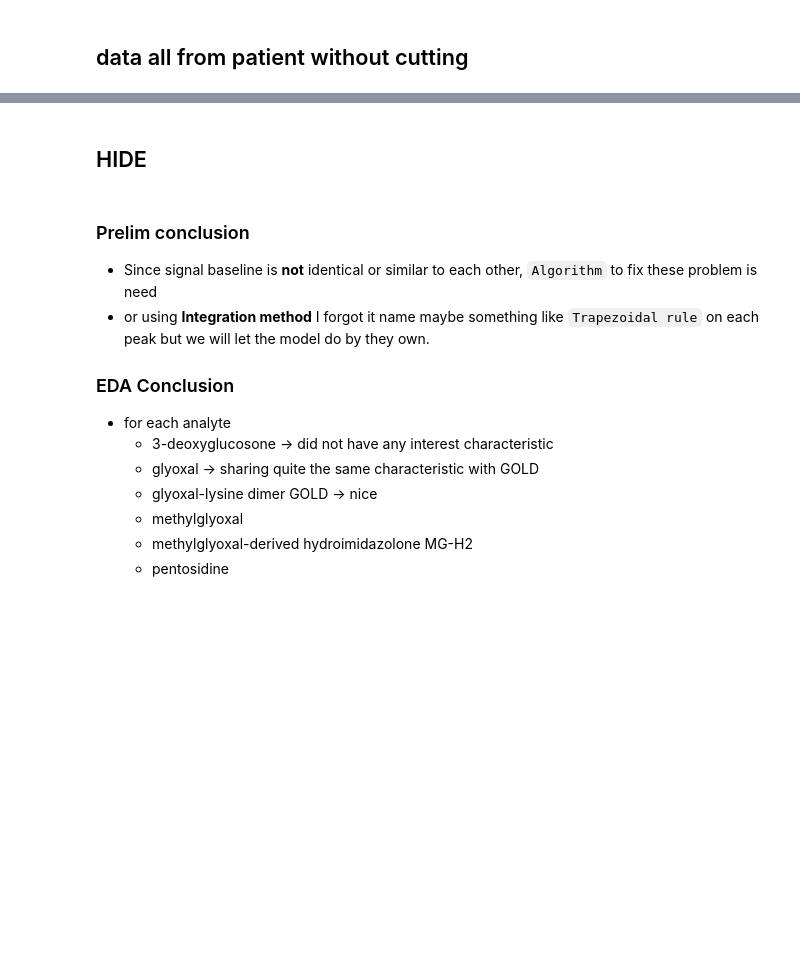
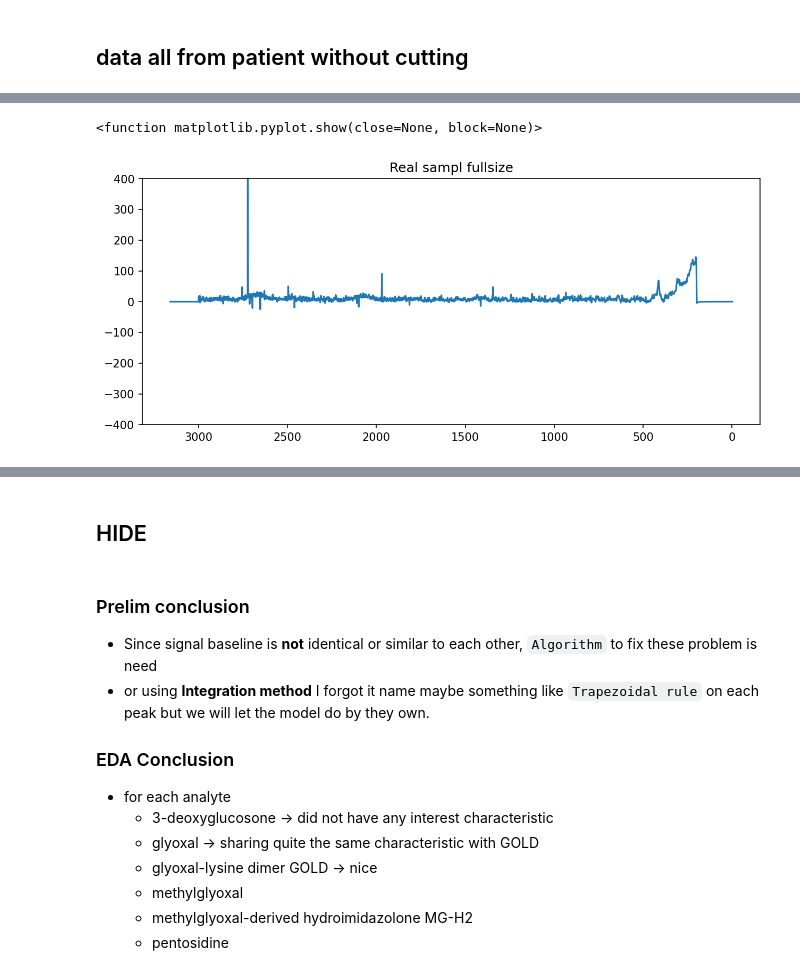
Before and after one commit to AtiChetsurakul/DataScienceAndMLProjects, a Jupyter notebook: Diabete_detection_withRamanSpec/datawatcher.ipynb, the cells around one changed output, grey strips where cells are left out. Saved outputs shown, nothing was run; the diff lists cells and outputs as text; code cells hidden in the pictures; blank space fills up the shorter version.

```diff
--- a/Diabete_detection_withRamanSpec/datawatcher.ipynb
+++ b/Diabete_detection_withRamanSpec/datawatcher.ipynb
@@ -355,0 +366,18 @@ plt.show
+# %%
+from BaselineRemoval import BaselineRemoval
+
+
+baseObj=BaselineRemoval(all_Xsample[randnum])
+
+Zhangfit_output=baseObj.ZhangFit()
+# %%
+plt.figure(dpi=150,figsize=(10,4))
+
+plt.plot(Zhangfit_output)
+plt.gca().invert_xaxis()
+plt.ylim(-400,400)
+plt.title('Real sampl fullsize')
+plt.show
+# %% [output]
+<function matplotlib.pyplot.show(close=None, block=None)>
+[figure, added]
```
Also changed, not shown: parts of 17 cells of this notebook, 1 other file.
